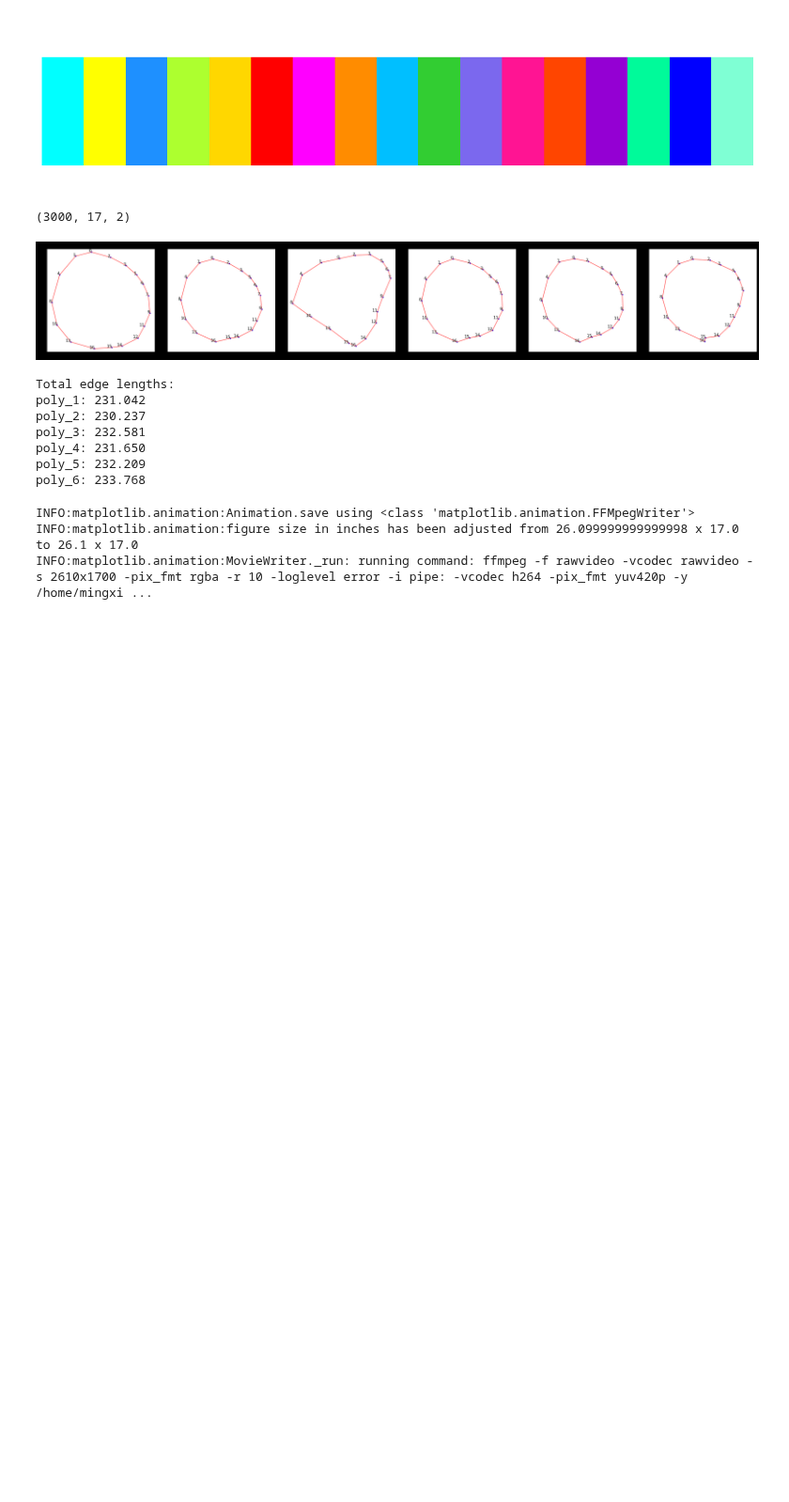
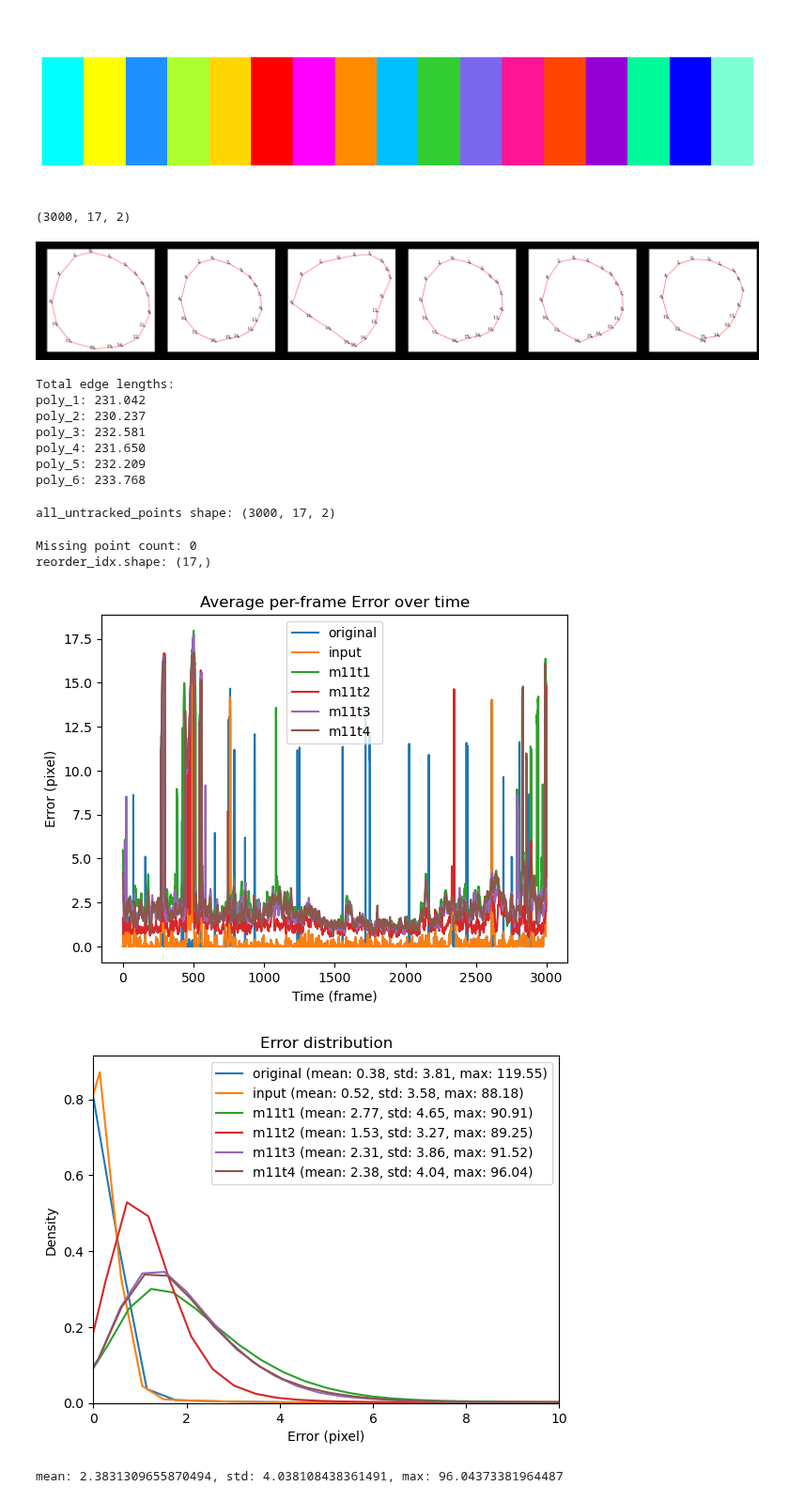
Before and after one commit to mingxiaowei/jelly-sleap, a Jupyter notebook: sleap/jelly/autoencoder/min2/examine_predictions.ipynb, the cells around one changed output. Shown at 94% size. Drawn from its saved outputs; the diff is of its cells as text; code cells hidden in the pictures; blank space fills up the shorter version.

```diff
--- a/sleap/jelly/autoencoder/min2/examine_predictions.ipynb
+++ b/sleap/jelly/autoencoder/min2/examine_predictions.ipynb
@@ -329,9 +325,14 @@ pred_simplemax_pts = pred_simplemax_pts[:, poly_order]
 frames = 3000
 pts_lst = [pred_simplemax_pts[:frames]] + [input_pts[:frames]] + [pp[:frames] for pp in all_predicted_pts]
 label_lst = ['original'] + ['input'] + results_affix
-animate_tb(pts_lst, label_lst=label_lst, bg_video=vid[:frames], bg_video_start_idx=0, output_path=anim_path,
-           fps=10, tb_colors=colors, subplot_shape=(2, 3))
+# animate_tb(pts_lst, label_lst=label_lst, bg_video=vid[:frames], bg_video_start_idx=0, output_path=anim_path,
+#            fps=10, tb_colors=colors, subplot_shape=(2, 3))
-# %% [output]
-INFO:matplotlib.animation:Animation.save using <class 'matplotlib.animation.FFMpegWriter'>
-INFO:matplotlib.animation:figure size in inches has been adjusted from 26.099999999999998 x 17.0 to 26.1 x 17.0
-INFO:matplotlib.animation:MovieWriter._run: running command: ffmpeg -f rawvideo -vcodec rawvideo -s 2610x1700 -pix_fmt rgba -r 10 -loglevel error -i pipe: -vcodec h264 -pix_fmt yuv420p -y /home/mingxi ...
+# %%
+compare_nn_err(pts_lst, label_lst, use_non_overlap_nn=True)
+# %% [output]
+all_untracked_points shape: (3000, 17, 2)
+Missing point count: 0
+reorder_idx.shape: (17,)
+[figure, added]
+[figure, added]
+mean: 2.3831309655870494, std: 4.038108438361491, max: 96.04373381964487
```
Also changed, not shown: parts of 1 cell of this notebook, 2 other files.
